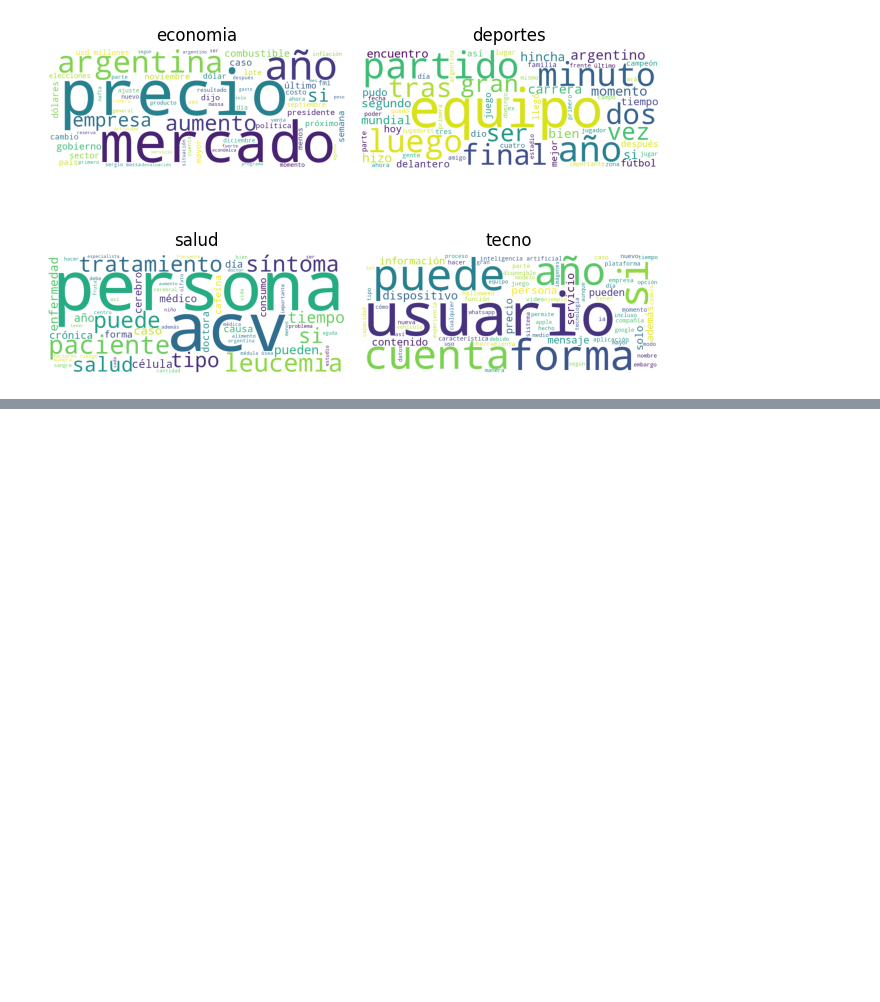
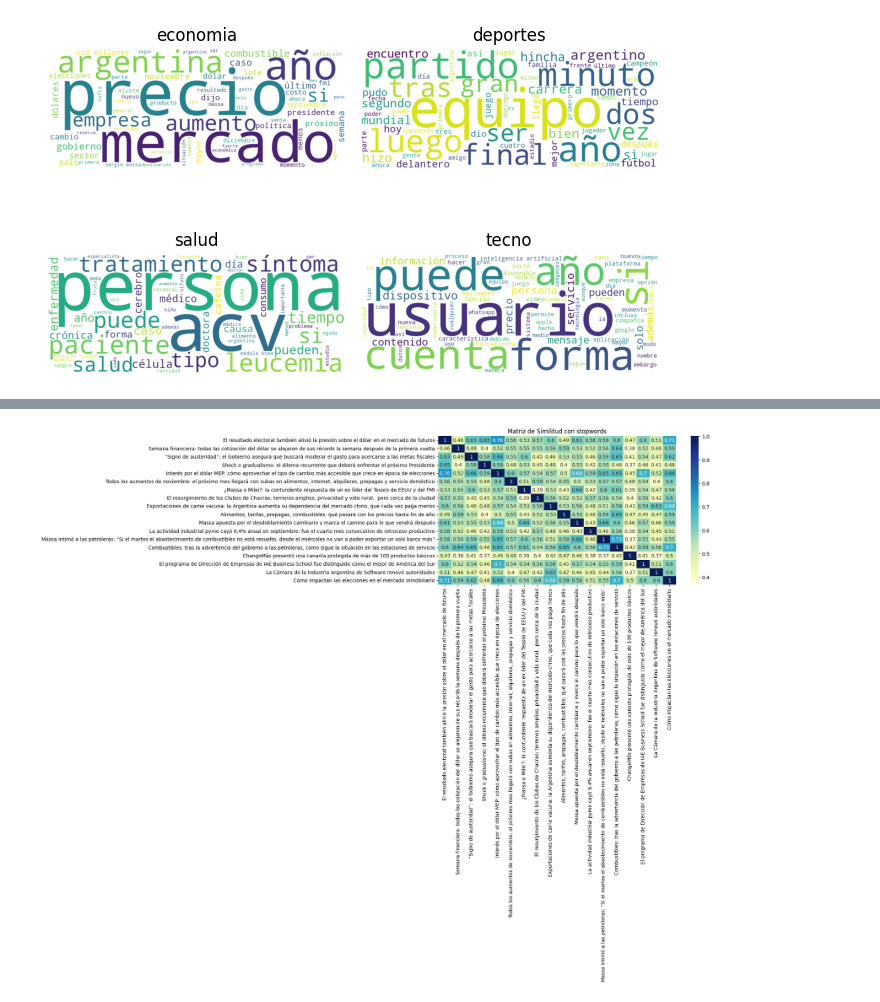
Before and after one commit to GuidoLorenzetti/TUIA-NLP-TP, a Jupyter notebook: Informe.ipynb, the cells around one changed output, grey strips where cells are left out. Drawn from its saved outputs; the diff is of its cells as text; code cells hidden in the pictures; blank space fills up the shorter version.

```diff
--- a/Informe.ipynb
+++ b/Informe.ipynb
@@ -119,0 +131,8 @@ año: 32
+# %%
+#VV   ELIGE LA CATEGORIA A ANALIZAR   VV
+categoria_analizar = "economia"
+#VV   ELIGE LA ruta de tu archivo csv que contiene las noticias A ANALIZAR   VV
+path = "archivo.csv"
+# %%
+#traemos los titulos filtrados y no filtrados
+title_no_filtrado, title_filtrado = leer_filtrar(categoria_analizar, path)
@@ -119,0 +145,4 @@ año: 32
+# %%
+heatmap_sim(title_no_filtrado, "Matriz de Similitud con stopwords")
+# %% [output]
+[figure, added]
```
Also changed, not shown: parts of 10 cells of this notebook, 4 other files.
